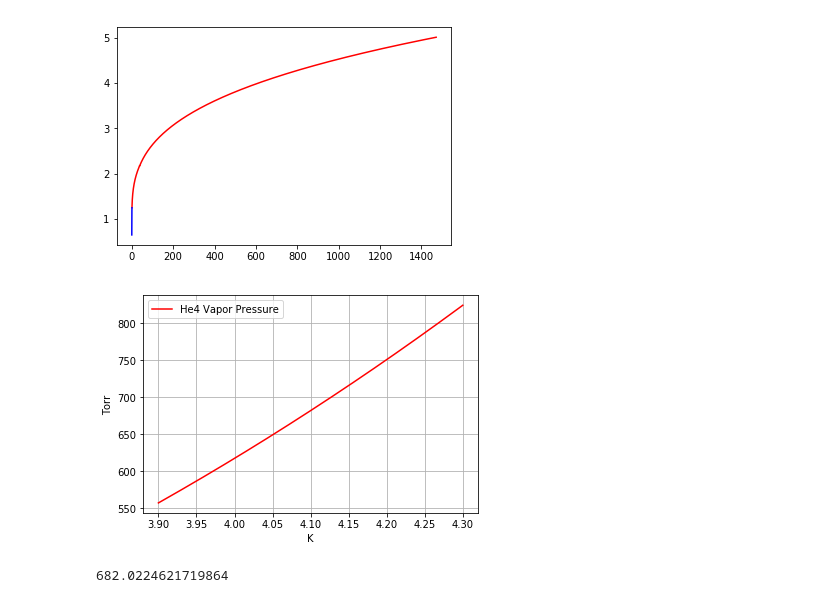
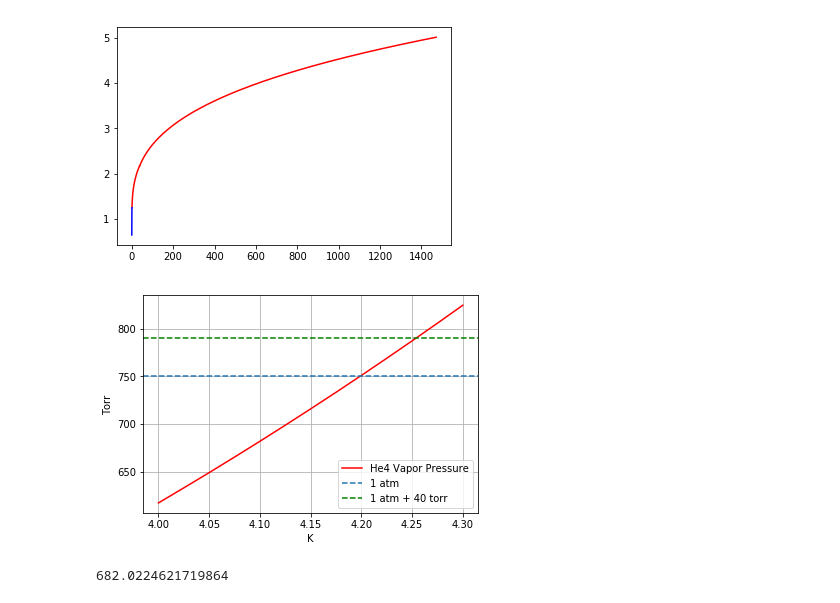
Before and after one commit to tim-balloon/CryoModel, a Jupyter notebook: fridge_model.ipynb, the cells around one changed output. Cells and saved outputs as stored; diff of their text form; code cells hidden in the pictures.

```diff
--- a/fridge_model.ipynb
+++ b/fridge_model.ipynb
@@ -388,27 +327,29 @@ def He4Pressure(temp):
     log_p = log_p - (alpha*D)/(2*(beta**2+1))*np.log((temp**2)/(1+(alpha*temp-beta)*(alpha*temp-beta)))
     return np.exp(log_p)
 # %%
-T = np.linspace(3.9, 4.3, 300)
+T = np.linspace(4.0, 4.3, 300)
 P = He4Pressure(T)
 
+atm = 750
+dp  = 40
 
 
 plt.plot(T, P, 'r', label = "He4 Vapor Pressure")
-
+plt.axhline(y=atm, ls='--', label='1 atm')
+plt.axhline(y=atm+dp, c='g', ls='--', label='1 atm + 40 torr')
 
 # plt.yscale('log')
 
 plt.xlabel('K')
 plt.ylabel('Torr')
 
 plt.legend()
 
-
 plt.grid()
 
 plt.savefig('he4_VP.png', dpi=120)
 # %% [output]
-[figure, old version]
+[figure, new version]
 # %%
 He4Pressure(4.1)
 # %% [output]
```
Also changed, not shown: parts of 8 cells of this notebook, 2 other files.
